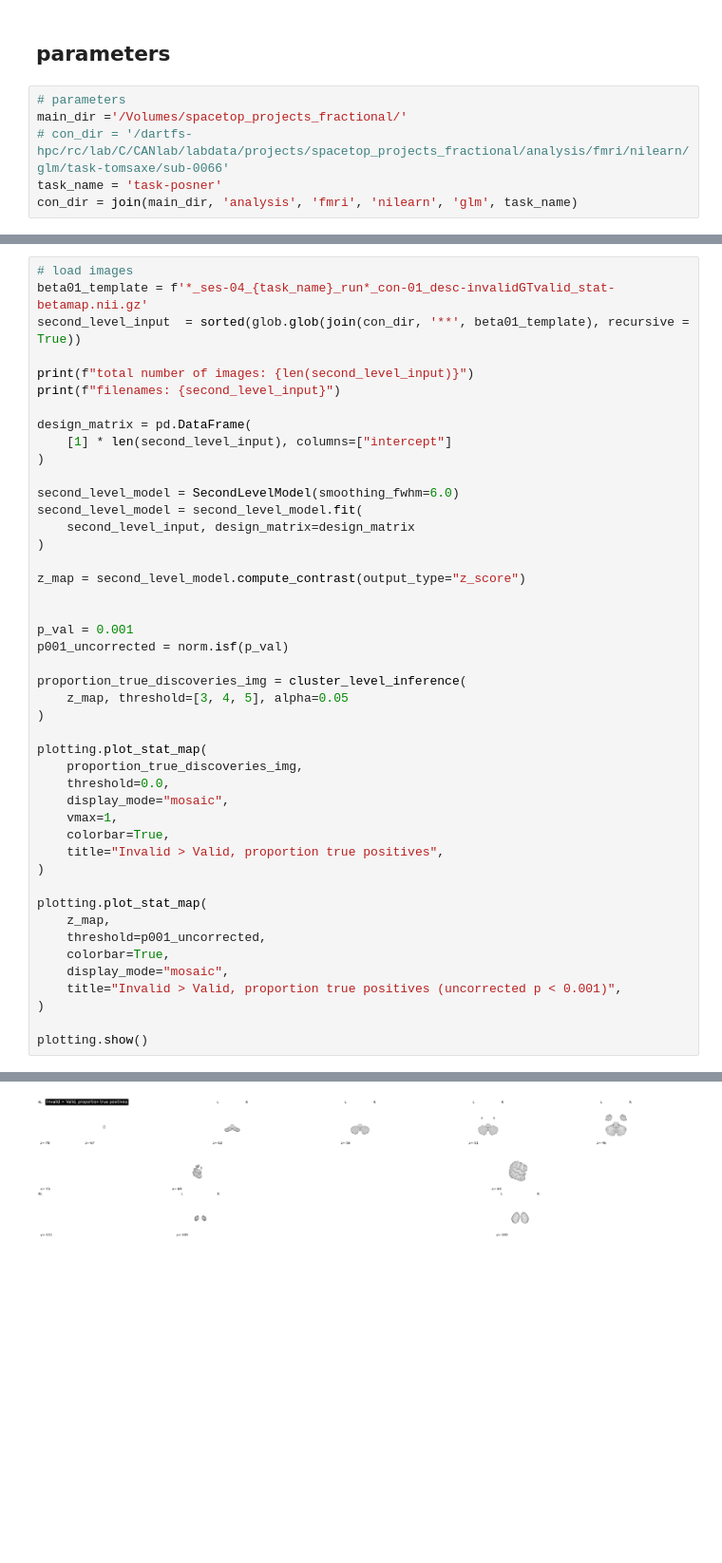
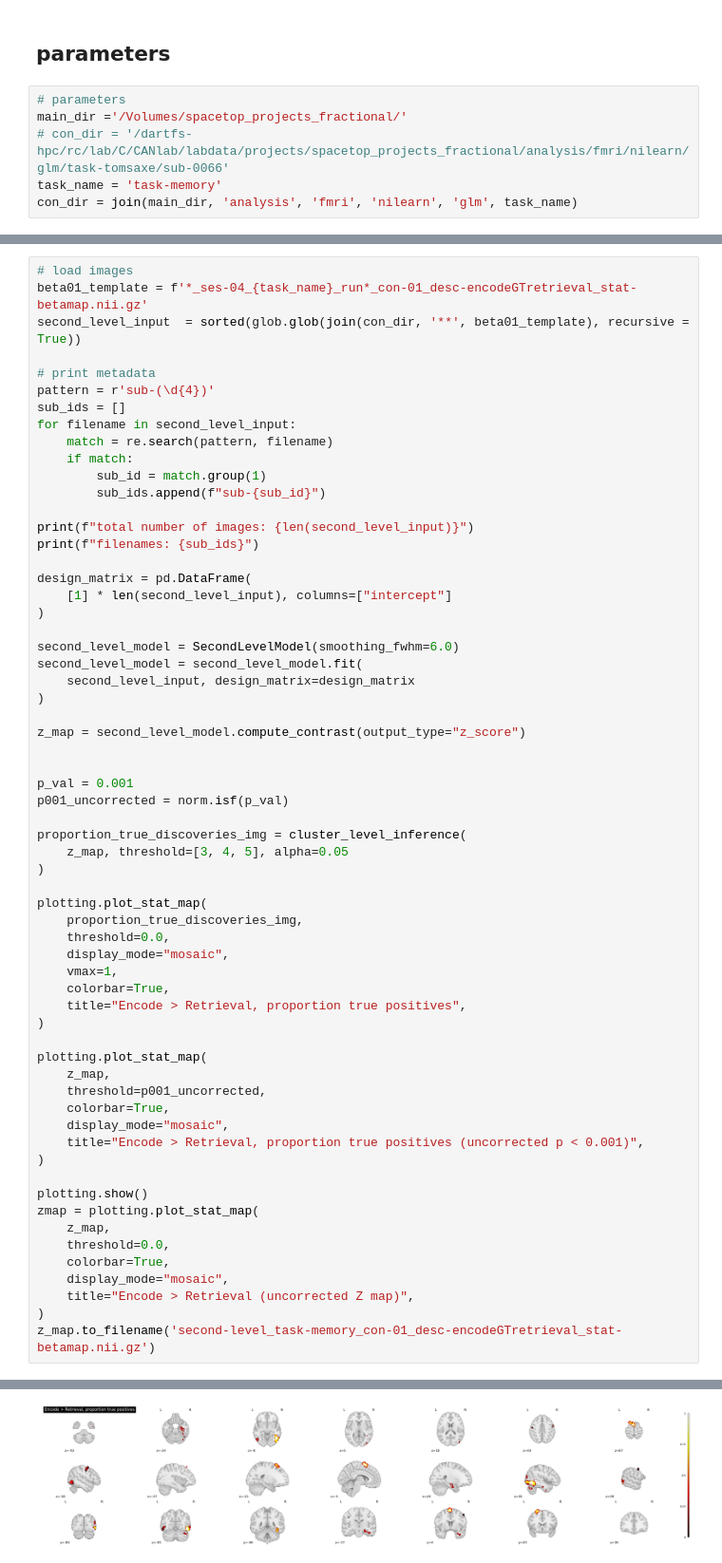
Before and after one commit to jungheejung/projects_fractional, a Jupyter notebook: scripts/step03_nilearn/nilearn02_glm2ndlevel_memory.ipynb, the cells around one changed output, grey strips where cells are left out. Shown at 95% size. Saved outputs shown, nothing was run; the diff lists cells and outputs as text; blank space fills up the shorter version.

```diff
--- a/scripts/step03_nilearn/nilearn02_glm2ndlevel_memory.ipynb
+++ b/scripts/step03_nilearn/nilearn02_glm2ndlevel_memory.ipynb
@@ -25,6 +26,6 @@ from nilearn.glm.second_level import SecondLevelModel
 # parameters
 main_dir ='/Volumes/spacetop_projects_fractional/'
 # con_dir = '/dartfs-hpc/rc/lab/C/CANlab/labdata/projects/spacetop_projects_fractional/analysis/fmri/nilearn/glm/task-tomsaxe/sub-0066'
-task_name = 'task-posner'
+task_name = 'task-memory'
 con_dir = join(main_dir, 'analysis', 'fmri', 'nilearn', 'glm', task_name)
 # %% [markdown]
@@ -32,10 +33,19 @@ con_dir = join(main_dir, 'analysis', 'fmri', 'nilearn', 'glm', task_name)
 # %%
 # load images
-beta01_template = f'*_ses-04_{task_name}_run*_con-01_desc-invalidGTvalid_stat-betamap.nii.gz'
+beta01_template = f'*_ses-04_{task_name}_run*_con-01_desc-encodeGTretrieval_stat-betamap.nii.gz'
 second_level_input  = sorted(glob.glob(join(con_dir, '**', beta01_template), recursive = True))
 
+# print metadata
+pattern = r'sub-(\d{4})'
+sub_ids = []
+for filename in second_level_input:
+    match = re.search(pattern, filename)
+    if match:
+        sub_id = match.group(1)
+        sub_ids.append(f"sub-{sub_id}")
+
 print(f"total number of images: {len(second_level_input)}")
-print(f"filenames: {second_level_input}")
+print(f"filenames: {sub_ids}")
 
 design_matrix = pd.DataFrame(
     [1] * len(second_level_input), columns=["intercept"]
@@ -62,7 +72,7 @@ plotting.plot_stat_map(
     display_mode="mosaic",
     vmax=1,
     colorbar=True,
-    title="Invalid > Valid, proportion true positives",
+    title="Encode > Retrieval, proportion true positives",
 )
 
 plotting.plot_stat_map(
@@ -70,8 +80,16 @@ plotting.plot_stat_map(
     threshold=p001_uncorrected,
     colorbar=True,
     display_mode="mosaic",
-    title="Invalid > Valid, proportion true positives (uncorrected p < 0.001)",
+    title="Encode > Retrieval, proportion true positives (uncorrected p < 0.001)",
 )
 
 plotting.show()
+zmap = plotting.plot_stat_map(
+    z_map,
+    threshold=0.0,
+    colorbar=True,
+    display_mode="mosaic",
+    title="Encode > Retrieval (uncorrected Z map)",
+)
+z_map.to_filename('second-level_task-memory_con-01_desc-encodeGTretrieval_stat-betamap.nii.gz')
 # %% [output]
@@ -80 +98 @@ filenames: ['/Volumes/spacetop_projects_fractional/analysis/fmri/nilearn/glm/tas
-[figure, old version]
+[figure, new version]
```
Also changed, not shown: parts of 11 cells of this notebook, 1 other file.
